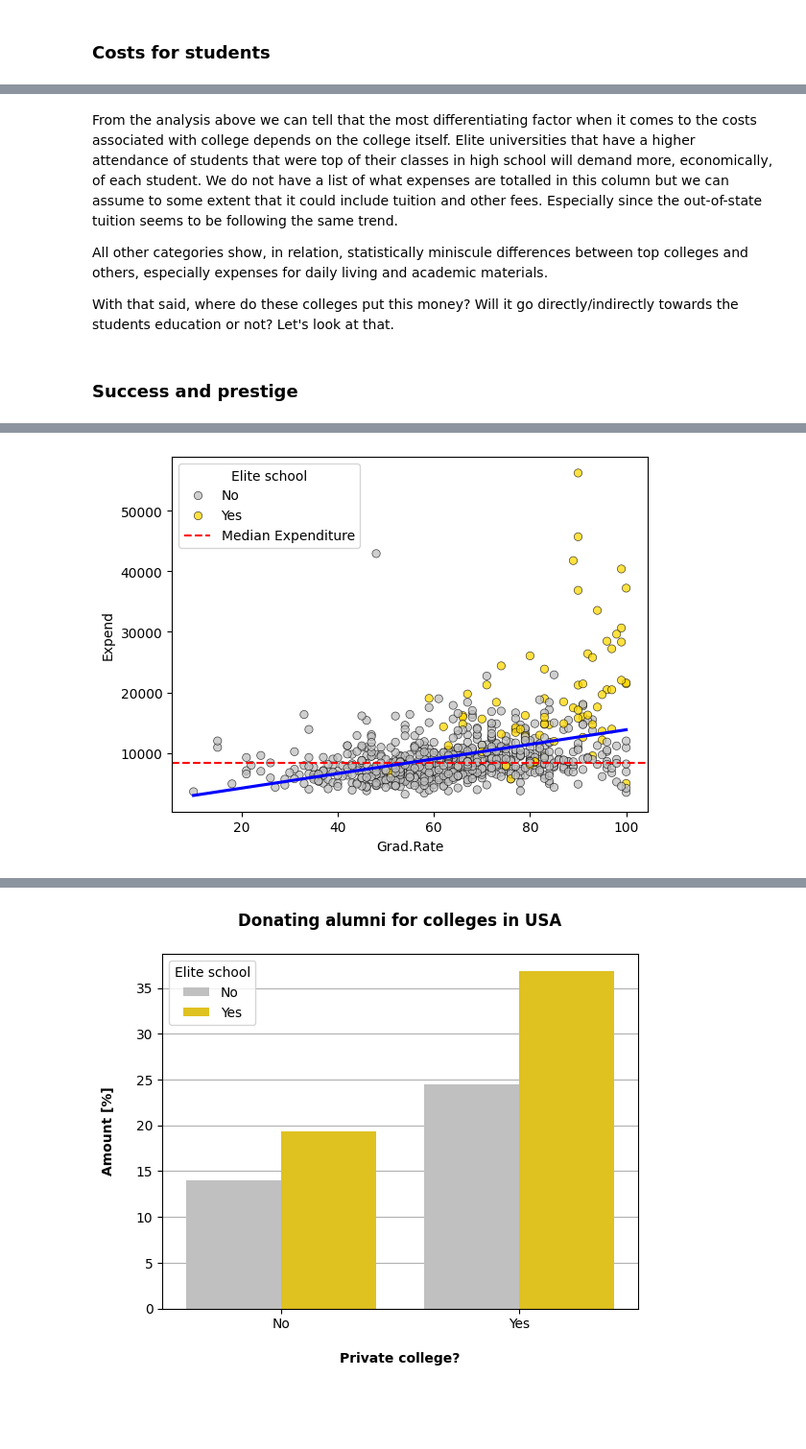
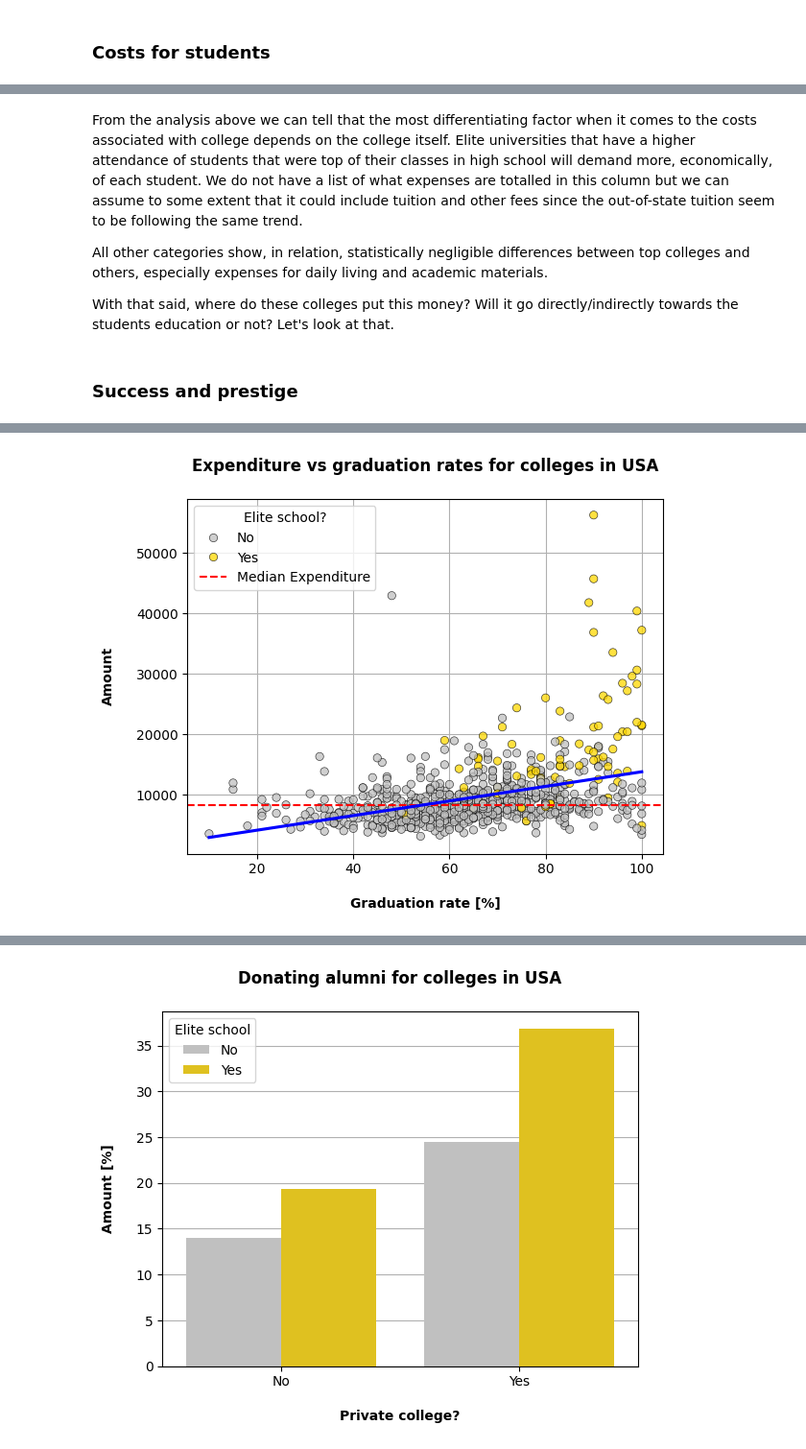
Before and after one commit to AlbotGoodman/databehandling-albot, a Jupyter notebook: Labs/lab.ipynb, the cells around one changed output, grey strips where cells are left out. Shown at 96% size. Cells and saved outputs as stored; diff of their text form; code cells hidden in the pictures; blank space fills up the shorter version.

```diff
--- a/Labs/lab.ipynb
+++ b/Labs/lab.ipynb
@@ -126,7 +126,7 @@ plt.show()
 # %% [markdown]
-From the analysis above we can tell that the most differentiating factor when it comes to the costs associated with college depends on the college itself. Elite universities that have a higher attendance of students that were top of their classes in high school will demand more, economically, of each student. We do not have a list of what expenses are totalled in this column but we can assume to some extent that it could include tuition and other fees. Especially since the out-of-state tuition seems to be following the same trend.
+From the analysis above we can tell that the most differentiating factor when it comes to the costs associated with college depends on the college itself. Elite universities that have a higher attendance of students that were top of their classes in high school will demand more, economically, of each student. We do not have a list of what expenses are totalled in this column but we can assume to some extent that it could include tuition and other fees since the out-of-state tuition seem to be following the same trend.
 
-All other categories show, in relation, statistically miniscule differences between top colleges and others, especially expenses for daily living and academic materials.
+All other categories show, in relation, statistically negligible differences between top colleges and others, especially expenses for daily living and academic materials.
 
 With that said, where do these colleges put this money? Will it go directly/indirectly towards the students education or not? Let's look at that.
 # %% [markdown]
@@ -140,18 +142,21 @@ With that said, where do these colleges put this money? Will it go directly/indi
 # %%
 # Cazenovia College	has a graduation rate of 118 % and will be removed
 outliers = college[college["Grad.Rate"] > 100]
 display(outliers)
 data = college.copy()
 data = data.drop(data[data["Grad.Rate"] > 100].index)
 
-# sns.lineplot(data=data, x="Grad.Rate", y="Expend", hue="Elite")
-ax = sns.scatterplot(data=data, x="Grad.Rate", y="Expend", hue="Elite", palette=pal, edgecolor="black", alpha=0.75)
+ax = sns.scatterplot(data=data, x="Grad.Rate", y="Expend", hue="Elite", palette=pal, edgecolor="black", alpha=0.75, zorder=2)
 ax.axhline(data["Expend"].median(), color="red", linestyle="--", label="Median Expenditure")
 sns.regplot(data=data, x="Grad.Rate", y="Expend", scatter=False, color="blue", ci=None)
-plt.legend(title="Elite school")
+plt.title("Expenditure vs graduation rates for colleges in USA\n", fontweight="bold")
+plt.ylabel("Amount\n", fontweight="bold")
+plt.xlabel("\nGraduation rate [%]", fontweight="bold")
+plt.legend(title="Elite school?")
+plt.grid(zorder=1)
 plt.show()
 # %% [output]
 |  | Private | Apps | Accept | Enroll | Top10perc | Top25perc | F.Undergrad | P.Undergrad | Outstate | ... |
 | College |  |  |  |  |  |  |  |  |  | ... |
 | Cazenovia College | Yes | 3847 | 3433 | 527 | 9 | 35 | 1010 | 12 | 9384 | ... |
-[figure, old version]
+[figure, new version]
```
Also changed, not shown: parts of 14 cells of this notebook.
